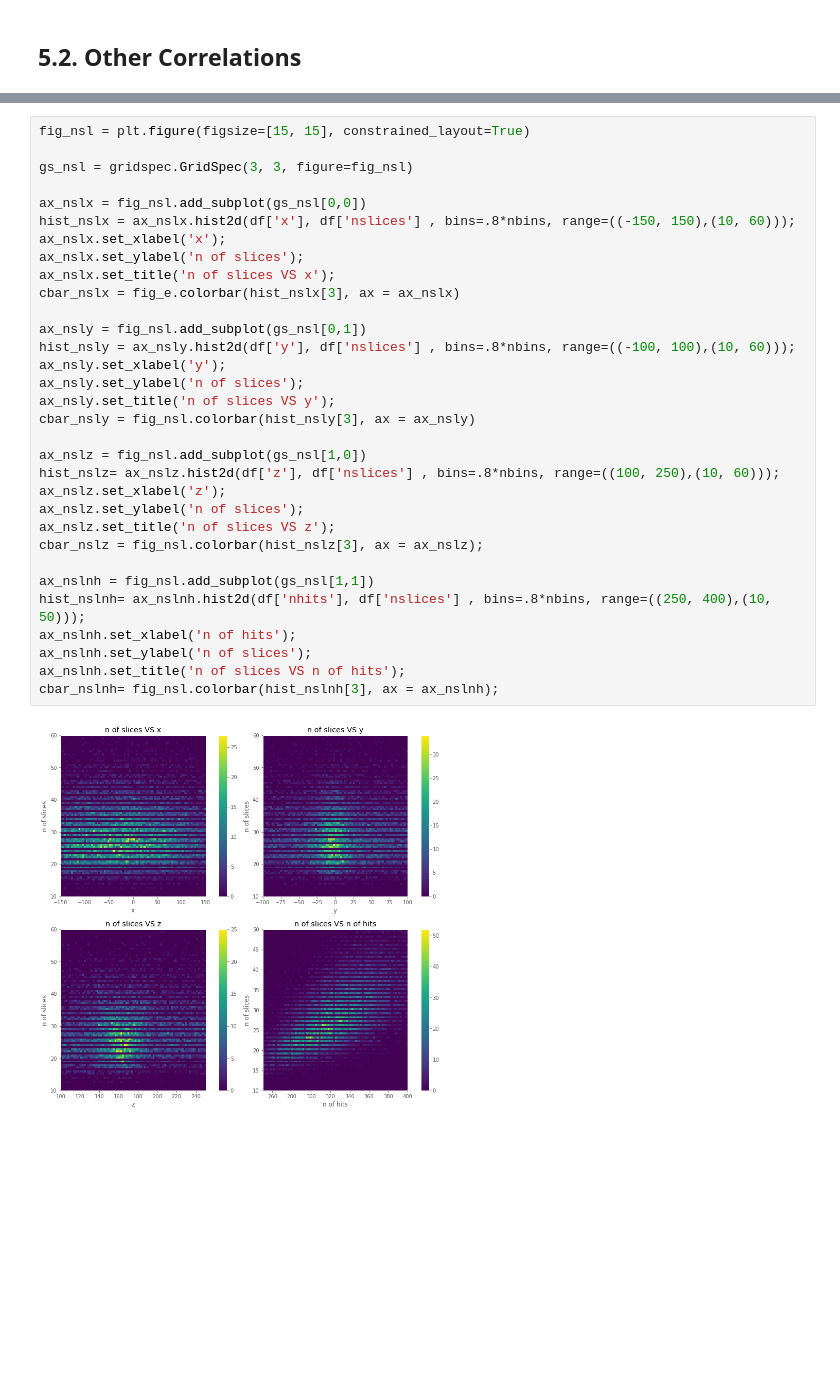
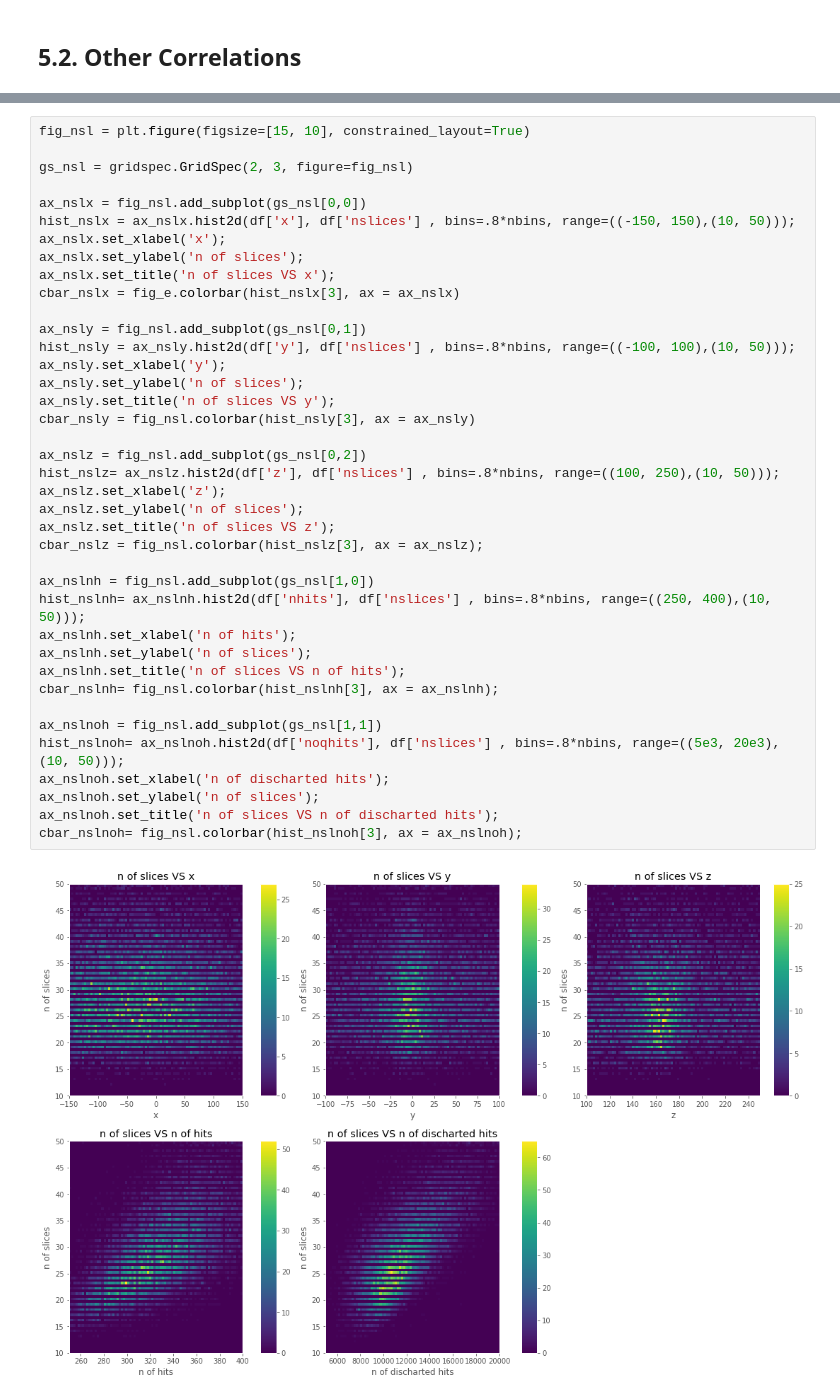
Before and after one commit to jahernando/CsThNB, a Jupyter notebook: temp/Cs_corrected_pmaps_analysis.ipynb, the cells around one changed output, grey strips where cells are left out. Saved outputs shown, nothing was run; the diff lists cells and outputs as text; blank space fills up the shorter version.

```diff
--- a/temp/Cs_corrected_pmaps_analysis.ipynb
+++ b/temp/Cs_corrected_pmaps_analysis.ipynb
@@ -243,34 +243,41 @@ profile['sig'].mean()
 # %%
-fig_nsl = plt.figure(figsize=[15, 15], constrained_layout=True)
+fig_nsl = plt.figure(figsize=[15, 10], constrained_layout=True)
 
-gs_nsl = gridspec.GridSpec(3, 3, figure=fig_nsl)
+gs_nsl = gridspec.GridSpec(2, 3, figure=fig_nsl)
 
 ax_nslx = fig_nsl.add_subplot(gs_nsl[0,0])
-hist_nslx = ax_nslx.hist2d(df['x'], df['nslices'] , bins=.8*nbins, range=((-150, 150),(10, 60)));
+hist_nslx = ax_nslx.hist2d(df['x'], df['nslices'] , bins=.8*nbins, range=((-150, 150),(10, 50)));
 ax_nslx.set_xlabel('x');
 ax_nslx.set_ylabel('n of slices');
 ax_nslx.set_title('n of slices VS x');
 cbar_nslx = fig_e.colorbar(hist_nslx[3], ax = ax_nslx)
 
 ax_nsly = fig_nsl.add_subplot(gs_nsl[0,1])
-hist_nsly = ax_nsly.hist2d(df['y'], df['nslices'] , bins=.8*nbins, range=((-100, 100),(10, 60)));
+hist_nsly = ax_nsly.hist2d(df['y'], df['nslices'] , bins=.8*nbins, range=((-100, 100),(10, 50)));
 ax_nsly.set_xlabel('y');
 ax_nsly.set_ylabel('n of slices');
 ax_nsly.set_title('n of slices VS y');
 cbar_nsly = fig_nsl.colorbar(hist_nsly[3], ax = ax_nsly)
 
-ax_nslz = fig_nsl.add_subplot(gs_nsl[1,0])
-hist_nslz= ax_nslz.hist2d(df['z'], df['nslices'] , bins=.8*nbins, range=((100, 250),(10, 60)));
+ax_nslz = fig_nsl.add_subplot(gs_nsl[0,2])
+hist_nslz= ax_nslz.hist2d(df['z'], df['nslices'] , bins=.8*nbins, range=((100, 250),(10, 50)));
 ax_nslz.set_xlabel('z');
 ax_nslz.set_ylabel('n of slices');
 ax_nslz.set_title('n of slices VS z');
 cbar_nslz = fig_nsl.colorbar(hist_nslz[3], ax = ax_nslz);
 
-ax_nslnh = fig_nsl.add_subplot(gs_nsl[1,1])
+ax_nslnh = fig_nsl.add_subplot(gs_nsl[1,0])
 hist_nslnh= ax_nslnh.hist2d(df['nhits'], df['nslices'] , bins=.8*nbins, range=((250, 400),(10, 50)));
 ax_nslnh.set_xlabel('n of hits');
 ax_nslnh.set_ylabel('n of slices');
 ax_nslnh.set_title('n of slices VS n of hits');
 cbar_nslnh= fig_nsl.colorbar(hist_nslnh[3], ax = ax_nslnh);
+
+ax_nslnoh = fig_nsl.add_subplot(gs_nsl[1,1])
+hist_nslnoh= ax_nslnoh.hist2d(df['noqhits'], df['nslices'] , bins=.8*nbins, range=((5e3, 20e3),(10, 50)));
+ax_nslnoh.set_xlabel('n of discharted hits');
+ax_nslnoh.set_ylabel('n of slices');
+ax_nslnoh.set_title('n of slices VS n of discharted hits');
+cbar_nslnoh= fig_nsl.colorbar(hist_nslnoh[3], ax = ax_nslnoh);
 # %% [output]
-[figure, old version]
+[figure, new version]
```
Also changed, not shown: parts of 4 cells of this notebook, 1 other file.
